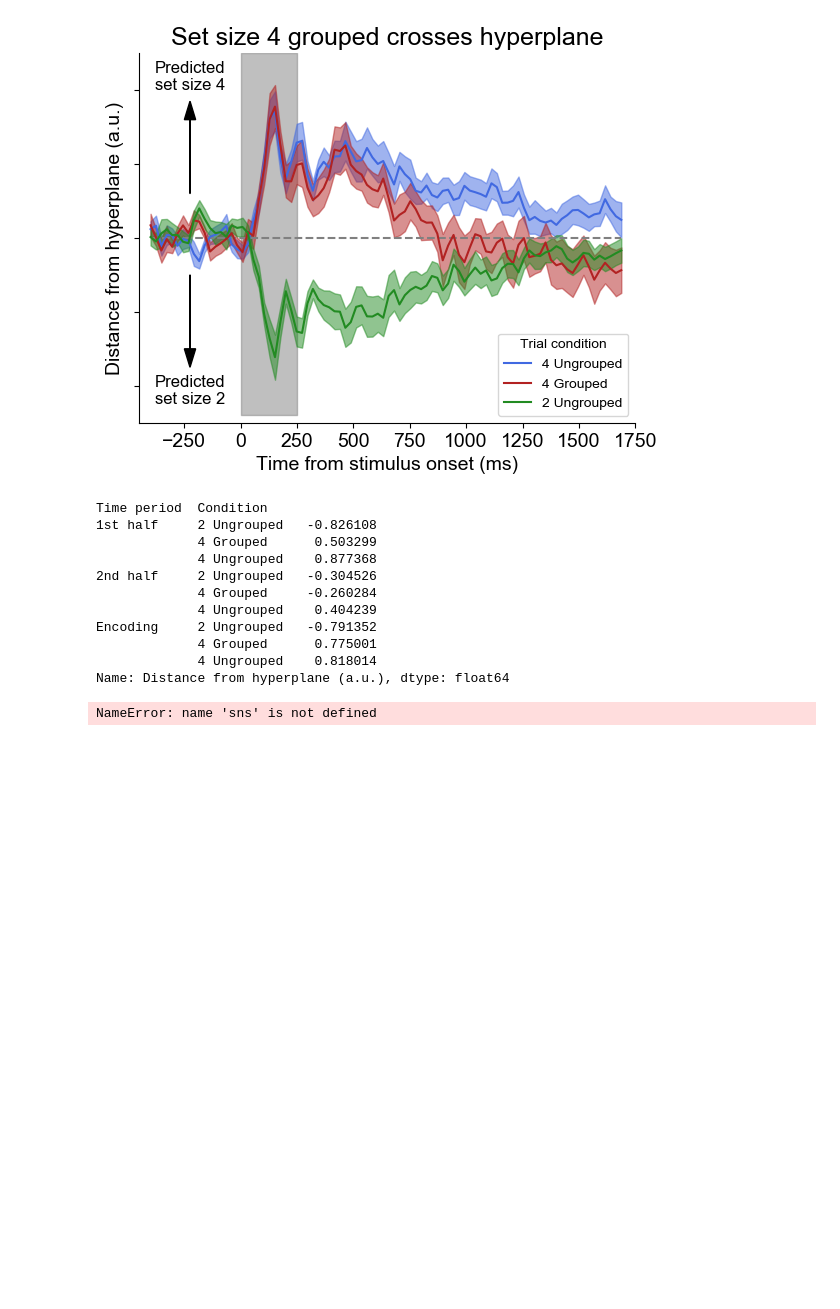
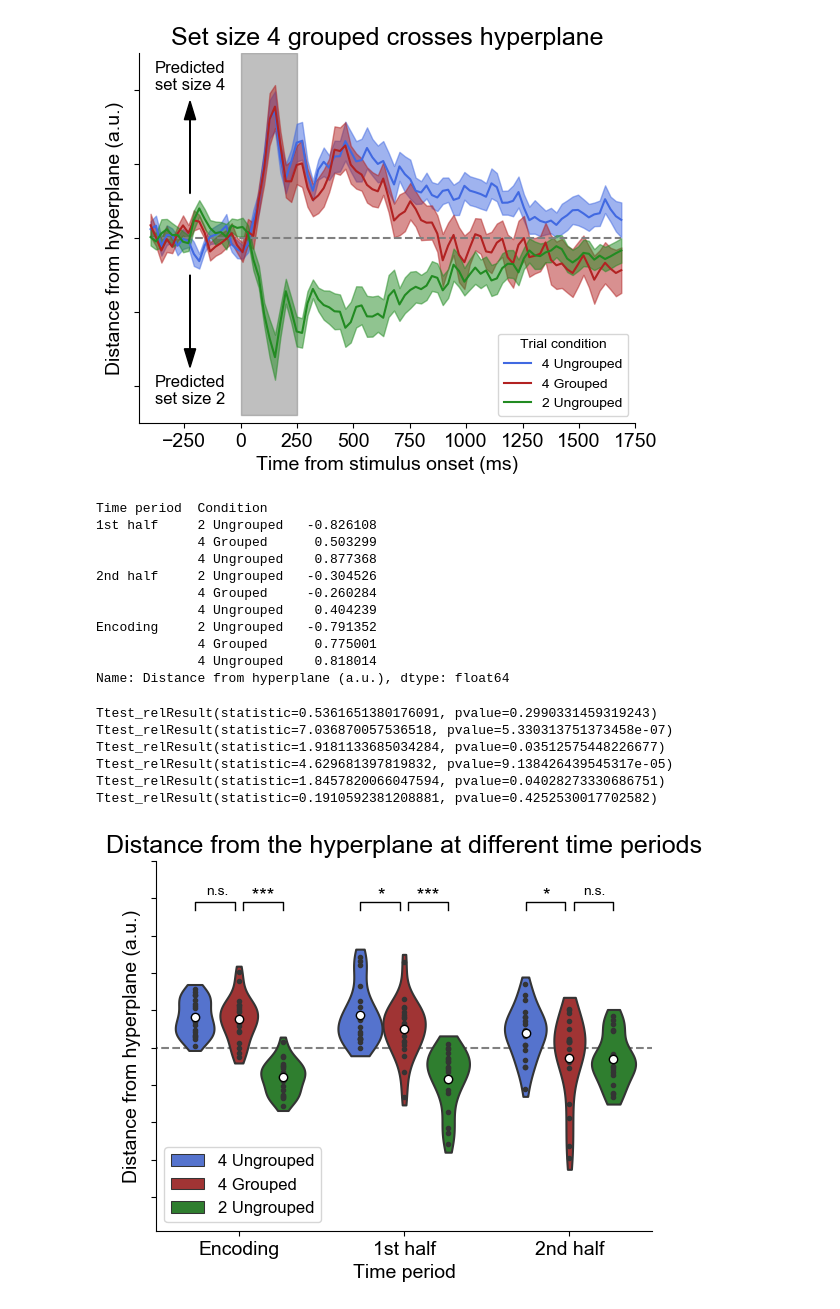
Before and after one commit to WilliamThyer/Thyer-et-al-2021, a Jupyter notebook: decode_load_colinearity_hyperplane.ipynb, the cells around one changed output. Saved outputs shown, nothing was run; the diff lists cells and outputs as text; code cells hidden in the pictures; blank space fills up the shorter version.

```diff
--- a/decode_load_colinearity_hyperplane.ipynb
+++ b/decode_load_colinearity_hyperplane.ipynb
@@ -186,9 +189,9 @@ data = np.concatenate([
     ss4u_mean_2,ss4g_mean_2,ss2u_mean_2])
 
 # format data for seaborn
-subs = np.tile(np.arange(len(ss4u_mean)),9)
-condition = np.tile(np.repeat(['4 Ungrouped','4 Grouped','2 Ungrouped'],len(ss4u_mean)),3)
-time = np.repeat(['Encoding','1st half','2nd half'],len(ss4u_mean)*3)
+subs = np.tile(np.arange(len(ss4u_mean_e)),9)
+condition = np.tile(np.repeat(['4 Ungrouped','4 Grouped','2 Ungrouped'],len(ss4u_mean_e)),3)
+time = np.repeat(['Encoding','1st half','2nd half'],len(ss4u_mean_e)*3)
 df = pd.DataFrame({'subject':subs, 'Condition':condition, 'Time period': time, 'Distance from hyperplane (a.u.)':data})
 # %%
 # get mean across subject of each time period and condition
@@ -211,7 +214,7 @@ ax = sns.lineplot(x=[-1,3],y=[0,0],color='grey',linestyle='--')
 plt.setp(ax.lines, zorder=-100)
 
 my_pal = {"4 Ungrouped": "royalblue", "4 Grouped": "firebrick", "2 Ungrouped": "forestgreen"}
-sns.violinplot(x='Time period',y='Distance from hyperplane (a.u.)', hue = 'Condition',data=df,dodge=True, palette=my_pal,inner='points')
+sns.violinplot(x='Time period',y='Distance from hyperplane (a.u.)', hue = 'Condition',data=df,dodge=True, palette=my_pal,inner='points', cut=.5)
 
 # plotting means
 plt.scatter(
@@ -237,33 +240,39 @@ plt.xlim([-.5,2.5])
 
 # stats
 print(sista.ttest_rel(a=ss4u_mean_e, b=ss4g_mean_e,alternative='greater'))
 print(sista.ttest_rel(a=ss4g_mean_e, b=ss2u_mean_e,alternative='greater'))
 
 print(sista.ttest_rel(a=ss4u_mean_1, b=ss4g_mean_1,alternative='greater'))
 print(sista.ttest_rel(a=ss4g_mean_1, b=ss2u_mean_1,alternative='greater'))
 
 print(sista.ttest_rel(a=ss4u_mean_2, b=ss4g_mean_2,alternative='greater'))
 print(sista.ttest_rel(a=ss4g_mean_2, b=ss2u_mean_2,alternative='greater'))
 
 plt.plot([-.265,-.265,-.025,-.025], [3.7, 3.9, 3.9, 3.7], linewidth=1, color='k')
 plt.text(x=-.13,y=4.1,s='n.s.',ha='center')
 plt.plot([.025,.025,.265,.265], [3.7, 3.9, 3.9, 3.7], linewidth=1, color='k')
 plt.text(x=.1125,y=3.9,s='  ***',ha='center',fontsize=14)
 
 plt.plot([.735,.735, .975,.975], [3.7, 3.9, 3.9, 3.7], linewidth=1, color='k')
 plt.text(x=.86,y=3.925,s='*',ha='center',fontsize=14)
 plt.plot([1.025,1.025,1.265,1.265], [3.7, 3.9, 3.9, 3.7], linewidth=1, color='k')
 plt.text(x=1.1125,y=3.9,s='  ***',ha='center',fontsize=14)
 
 plt.plot([1.735,1.735, 1.975,1.975], [3.7, 3.9, 3.9, 3.7], linewidth=1, color='k')
 plt.text(x=1.86,y=3.925,s='*',ha='center',fontsize=14)
 plt.plot([2.025,2.025,2.265,2.265], [3.7, 3.9, 3.9, 3.7], linewidth=1, color='k')
 plt.text(x=2.15,y=4.1,s='n.s.',ha='center')
 
 
-# plt.savefig('output/figures/colinearity_hyperplane_periods.png',dpi=500)
-# plt.savefig('output/figures/colinearity_hyperplane_periods.pdf',dpi=500)
+plt.savefig('output/figures/colinearity_hyperplane_periods.png',dpi=500)
+plt.savefig('output/figures/colinearity_hyperplane_periods.pdf',dpi=500)
 
 plt.show()
 # %% [output]
-NameError: name 'sns' is not defined
+Ttest_relResult(statistic=0.5361651380176091, pvalue=0.2990331459319243)
+Ttest_relResult(statistic=7.036870057536518, pvalue=5.330313751373458e-07)
+Ttest_relResult(statistic=1.9181133685034284, pvalue=0.03512575448226677)
+Ttest_relResult(statistic=4.629681397819832, pvalue=9.138426439545317e-05)
+Ttest_relResult(statistic=1.8457820066047594, pvalue=0.04028273330686751)
+Ttest_relResult(statistic=0.1910592381208881, pvalue=0.4252530017702582)
+[figure, added]
```
Also changed, not shown: parts of 1 cell of this notebook, 9 other files.
